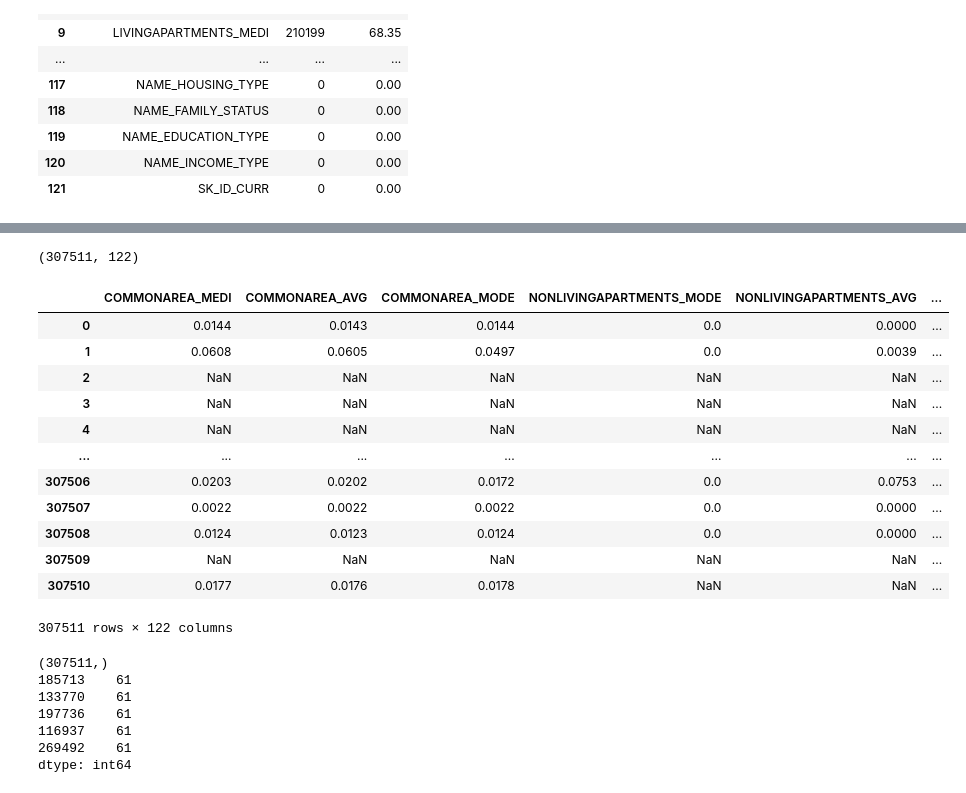
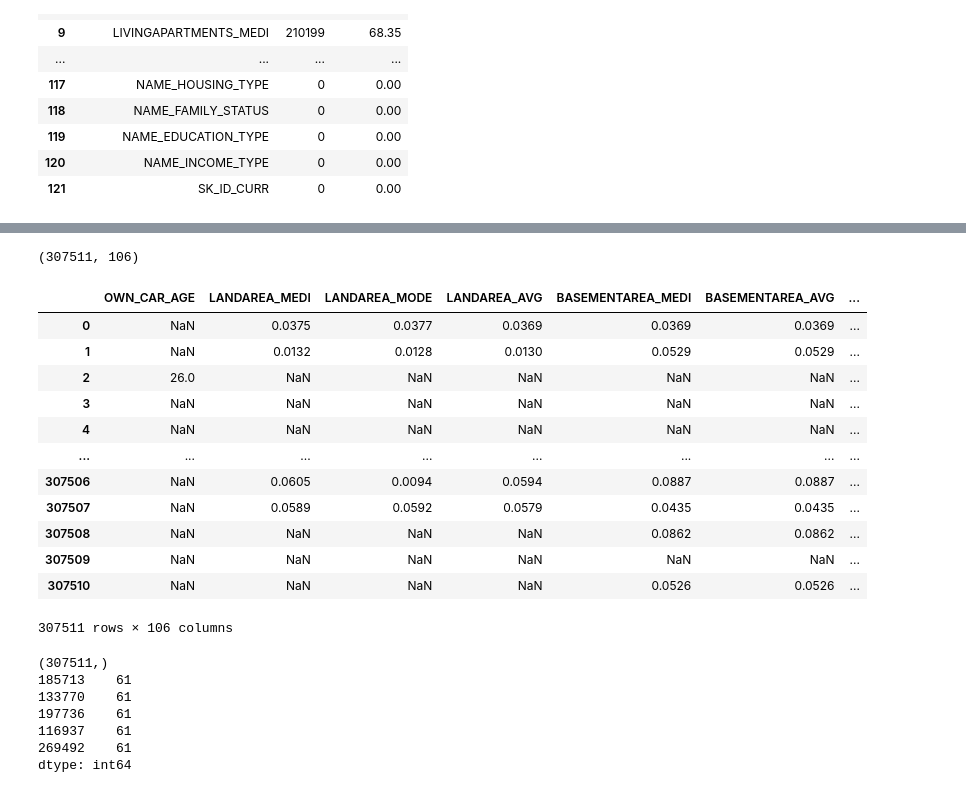
Before and after one commit to josee2202/practica1_EDA, a Jupyter notebook: 01_Exploración_general.ipynb, the cells around one changed output, grey strips where cells are left out. Drawn from its saved outputs; the diff is of its cells as text; code cells hidden in the pictures.

```diff
--- a/01_Exploración_general.ipynb
+++ b/01_Exploración_general.ipynb
@@ -133,28 +184,29 @@ df_nulos_col.shape
 # %%
 ## Como todas las columnas contienen una información siginificativa, no voy a eliminar ninguna
 ## de todas maneras voy a hacer el proceso poner un umbral para entender como funciona y poder
 ## ir variandolo si necesitara alguna información .
 
-threshold = 90
+threshold = 66
 list_vars_not_null = list(df_nulos_col[df_nulos_col['Porcentaje']<threshold]['Variables'])
+
 df_loan_filt_null = df_loan_apli.loc[:, list_vars_not_null]
 print(df_loan_filt_null.shape)
 df_loan_filt_null
 # %% [output]
-(307511, 122)
+(307511, 106)
-|  | COMMONAREA_MEDI | COMMONAREA_AVG | COMMONAREA_MODE | NONLIVINGAPARTMENTS_MODE | NONLIVINGAPARTMENTS_AVG | ... |
-| 0 | 0.0144 | 0.0143 | 0.0144 | 0.0 | 0.0000 | ... |
-| 1 | 0.0608 | 0.0605 | 0.0497 | 0.0 | 0.0039 | ... |
-| 2 | NaN | NaN | NaN | NaN | NaN | ... |
-| 3 | NaN | NaN | NaN | NaN | NaN | ... |
-| 4 | NaN | NaN | NaN | NaN | NaN | ... |
-| ... | ... | ... | ... | ... | ... | ... |
-| 307506 | 0.0203 | 0.0202 | 0.0172 | 0.0 | 0.0753 | ... |
-| 307507 | 0.0022 | 0.0022 | 0.0022 | 0.0 | 0.0000 | ... |
-| 307508 | 0.0124 | 0.0123 | 0.0124 | 0.0 | 0.0000 | ... |
-| 307509 | NaN | NaN | NaN | NaN | NaN | ... |
-| 307510 | 0.0177 | 0.0176 | 0.0178 | NaN | NaN | ... |
+|  | OWN_CAR_AGE | LANDAREA_MEDI | LANDAREA_MODE | LANDAREA_AVG | BASEMENTAREA_MEDI | BASEMENTAREA_AVG | ... |
+| 0 | NaN | 0.0375 | 0.0377 | 0.0369 | 0.0369 | 0.0369 | ... |
+| 1 | NaN | 0.0132 | 0.0128 | 0.0130 | 0.0529 | 0.0529 | ... |
+| 2 | 26.0 | NaN | NaN | NaN | NaN | NaN | ... |
+| 3 | NaN | NaN | NaN | NaN | NaN | NaN | ... |
+| 4 | NaN | NaN | NaN | NaN | NaN | NaN | ... |
+| ... | ... | ... | ... | ... | ... | ... | ... |
+| 307506 | NaN | 0.0605 | 0.0094 | 0.0594 | 0.0887 | 0.0887 | ... |
+| 307507 | NaN | 0.0589 | 0.0592 | 0.0579 | 0.0435 | 0.0435 | ... |
+| 307508 | NaN | NaN | NaN | NaN | 0.0862 | 0.0862 | ... |
+| 307509 | NaN | NaN | NaN | NaN | NaN | NaN | ... |
+| 307510 | NaN | NaN | NaN | NaN | 0.0526 | 0.0526 | ... |
-307511 rows × 122 columns
+307511 rows × 106 columns
 # %%
 ## Ahora vamos a realizar un proceso parecido con los valore faltantes en las filas
 series_null_rows = df_loan_apli.isnull().sum(axis=1).sort_values(ascending=False)
```
Also changed, not shown: parts of 12 cells of this notebook, 2 other files.
